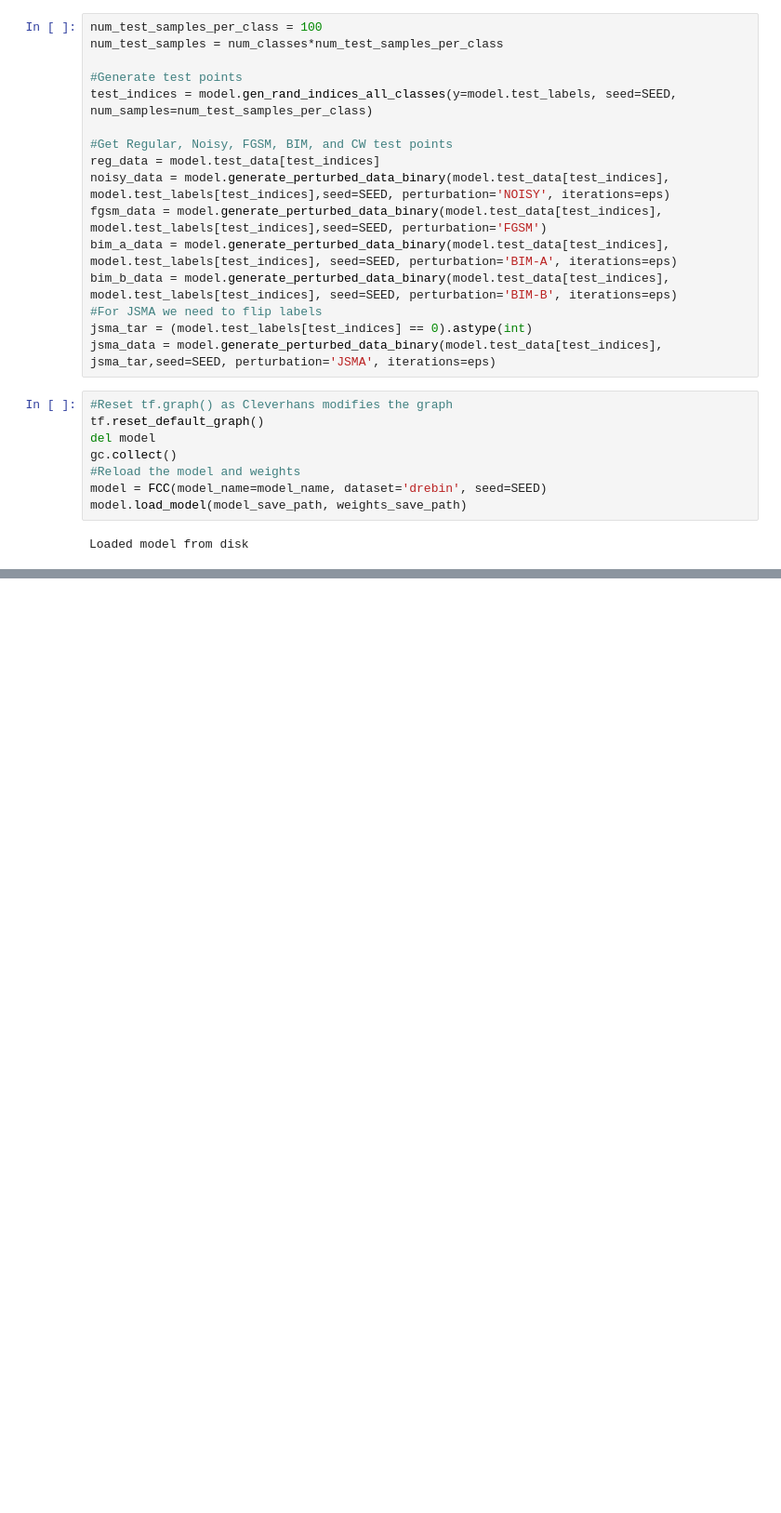
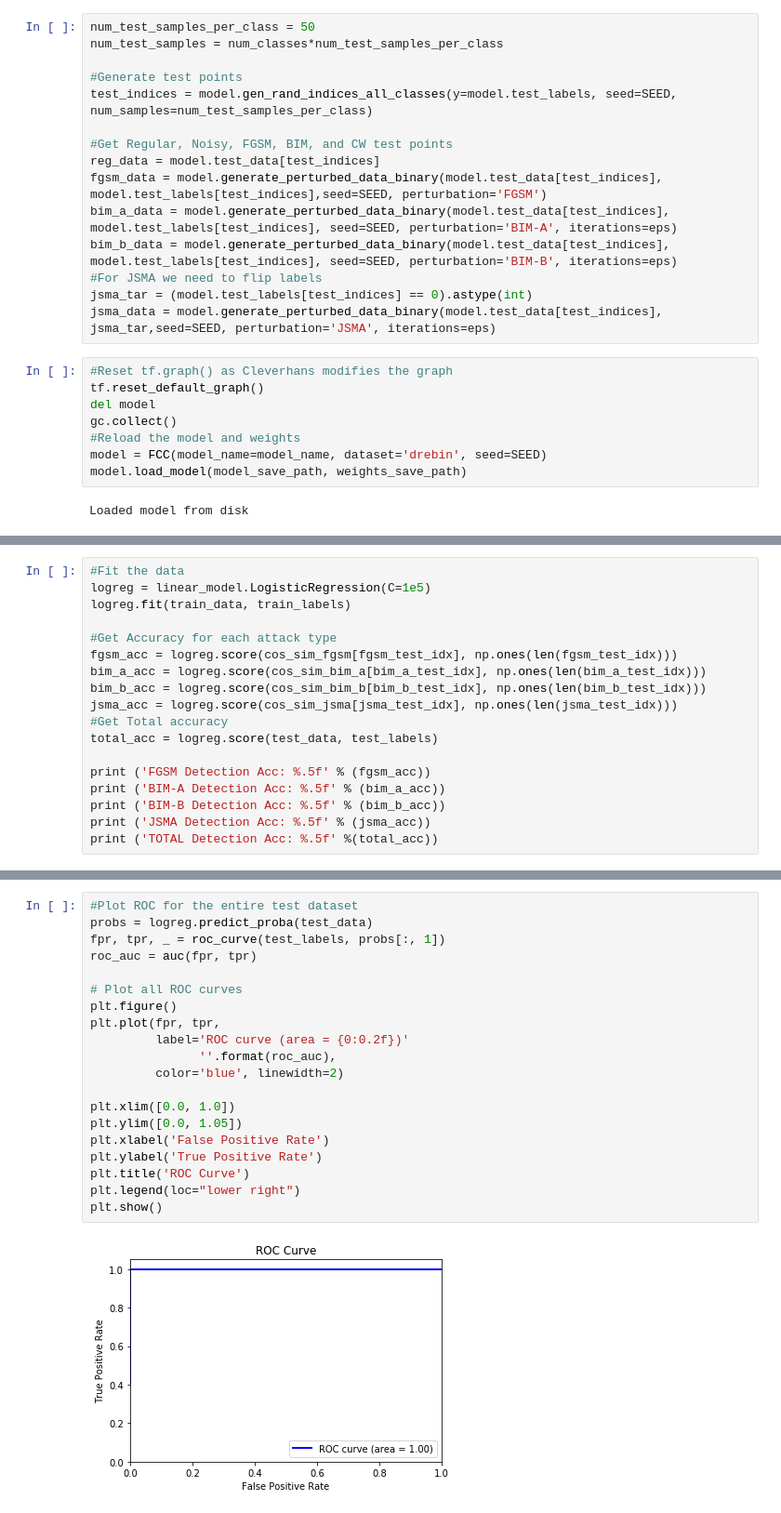
Before and after one commit to jasjeetIM/AdversarialDetector, a Jupyter notebook: notebooks/DREBIN.ipynb, the cells around one changed output, grey strips where cells are left out. Shown: that part at 93% size. Cells and saved outputs as stored; diff of their text form; blank space fills up the shorter version.

```diff
--- a/notebooks/DREBIN.ipynb
+++ b/notebooks/DREBIN.ipynb
@@ -53,7 +55,7 @@ train_data = model.train_data[data_indices]
 train_data_labels = model.train_labels[data_indices]
 train_data_labels_int = np.argmax(train_data_labels, axis=1)
 # %%
-num_test_samples_per_class = 100
+num_test_samples_per_class = 50
 num_test_samples = num_classes*num_test_samples_per_class
 
 #Generate test points
@@ -61,7 +63,6 @@ test_indices = model.gen_rand_indices_all_classes(y=model.test_labels, seed=SEED
 
 #Get Regular, Noisy, FGSM, BIM, and CW test points
 reg_data = model.test_data[test_indices]
-noisy_data = model.generate_perturbed_data_binary(model.test_data[test_indices], model.test_labels[test_indices],seed=SEED, perturbation='NOISY', iterations=eps)
 fgsm_data = model.generate_perturbed_data_binary(model.test_data[test_indices], model.test_labels[test_indices],seed=SEED, perturbation='FGSM')
 bim_a_data = model.generate_perturbed_data_binary(model.test_data[test_indices], model.test_labels[test_indices], seed=SEED, perturbation='BIM-A', iterations=eps)
 bim_b_data = model.generate_perturbed_data_binary(model.test_data[test_indices], model.test_labels[test_indices], seed=SEED, perturbation='BIM-B', iterations=eps)
@@ -126,0 +199,18 @@ grads_jsma_norms, cos_sim_jsma = norms_and_cos(model, jsma_data, jsma_labels, gr
+# %%
+#Fit the data
+logreg = linear_model.LogisticRegression(C=1e5)
+logreg.fit(train_data, train_labels)
+
+#Get Accuracy for each attack type
+fgsm_acc = logreg.score(cos_sim_fgsm[fgsm_test_idx], np.ones(len(fgsm_test_idx)))
+bim_a_acc = logreg.score(cos_sim_bim_a[bim_a_test_idx], np.ones(len(bim_a_test_idx)))
+bim_b_acc = logreg.score(cos_sim_bim_b[bim_b_test_idx], np.ones(len(bim_b_test_idx)))
+jsma_acc = logreg.score(cos_sim_jsma[jsma_test_idx], np.ones(len(jsma_test_idx)))
+#Get Total accuracy
+total_acc = logreg.score(test_data, test_labels)
+
+print ('FGSM Detection Acc: %.5f' % (fgsm_acc))
+print ('BIM-A Detection Acc: %.5f' % (bim_a_acc))
+print ('BIM-B Detection Acc: %.5f' % (bim_b_acc))
+print ('JSMA Detection Acc: %.5f' % (jsma_acc))
+print ('TOTAL Detection Acc: %.5f' %(total_acc))
@@ -126,0 +223,22 @@ grads_jsma_norms, cos_sim_jsma = norms_and_cos(model, jsma_data, jsma_labels, gr
+# %%
+#Plot ROC for the entire test dataset
+probs = logreg.predict_proba(test_data)
+fpr, tpr, _ = roc_curve(test_labels, probs[:, 1])
+roc_auc = auc(fpr, tpr)
+
+# Plot all ROC curves
+plt.figure()
+plt.plot(fpr, tpr,
+         label='ROC curve (area = {0:0.2f})'
+               ''.format(roc_auc),
+         color='blue', linewidth=2)
+
+plt.xlim([0.0, 1.0])
+plt.ylim([0.0, 1.05])
+plt.xlabel('False Positive Rate')
+plt.ylabel('True Positive Rate')
+plt.title('ROC Curve')
+plt.legend(loc="lower right")
+plt.show()
+# %% [output]
+[figure, added]
```
Also changed, not shown: parts of 20 cells of this notebook, 2 other files.
